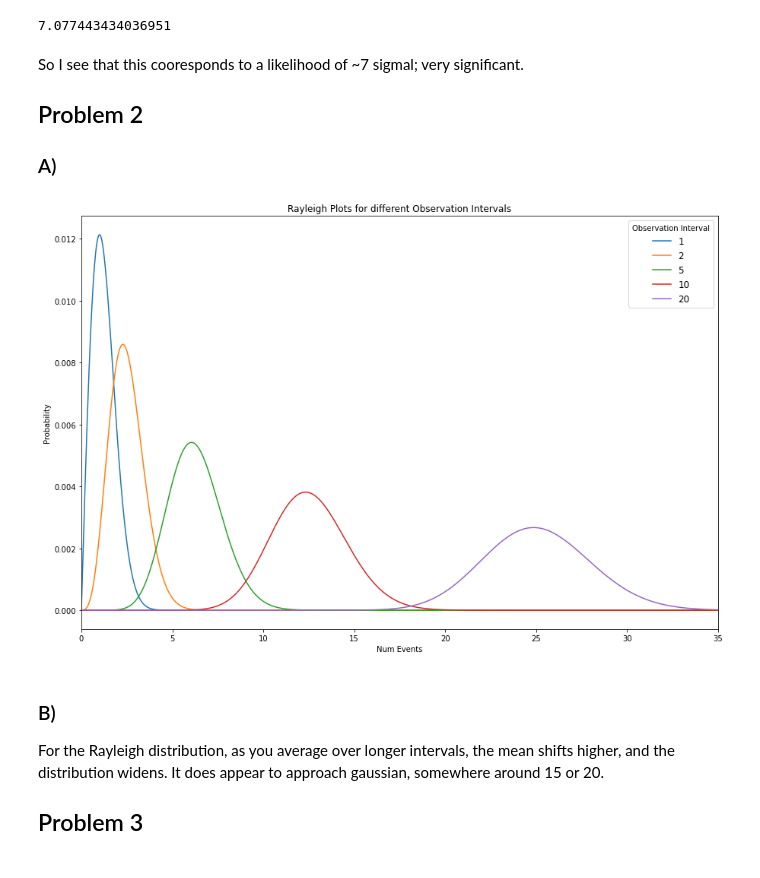
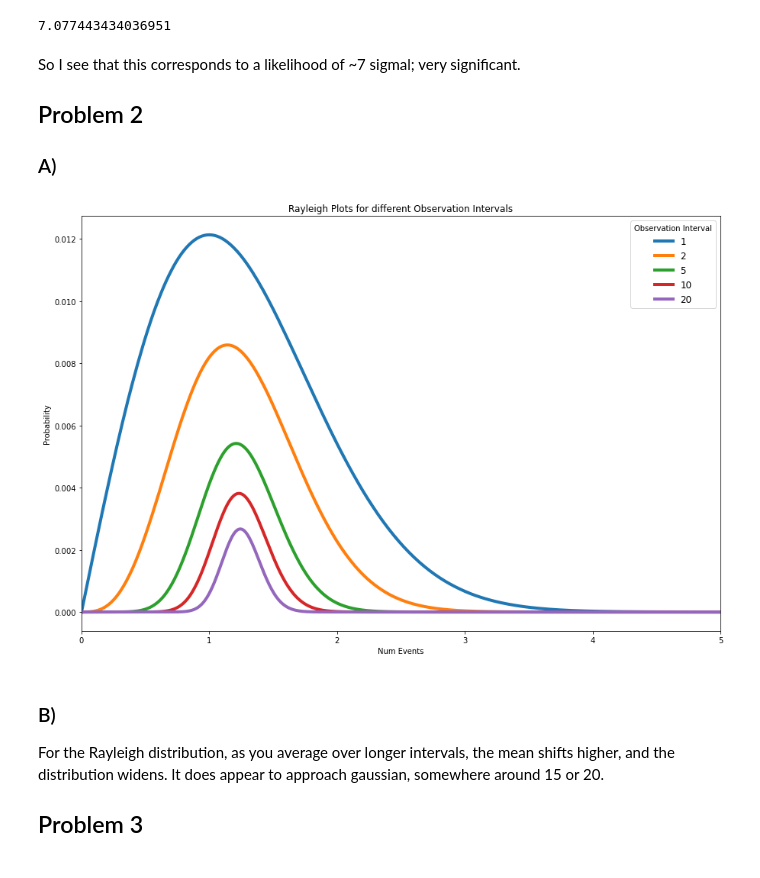
Before and after one commit to afspicciati/Phys-434, a Jupyter notebook: Lab2.ipynb, the cells around one changed output. Saved outputs shown, nothing was run; the diff lists cells and outputs as text; code cells hidden in the pictures.

```diff
--- a/Lab2.ipynb
+++ b/Lab2.ipynb
@@ -122,7 +122,7 @@ stats.norm.ppf(1-probability)
 # %% [output]
 7.077443434036951
 # %% [markdown]
-So I see that this cooresponds to a likelihood of ~7 sigmal; very significant.
+So I see that this corresponds to a likelihood of ~7 sigmal; very significant.
 
 ## Problem 2
 
@@ -130,27 +130,27 @@ So I see that this cooresponds to a likelihood of ~7 sigmal; very significant.
 # %%
 xmax = 20
 bins = 1000
 
 x = np.linspace(0,xmax,bins)
 poisson = stats.rayleigh.pdf(x,loc=0,scale=1)/(bins/xmax)
 obs_interval = [1,2,5,10,20]
 
 plt.rcParams["figure.figsize"] = (15,10)
 fig, ax = plt.subplots(1, 1)
 plt.tick_params(labelsize = 10)
 
-plt.xlim(0,35)
+plt.xlim(0,5)
 plt.xlabel('Num Events')
 plt.ylabel('Probability')
 plt.title('Rayleigh Plots for different Observation Intervals')
 
 for idx, val in enumerate(obs_interval):
-    plt.plot(np.linspace(0,val*xmax,val*bins - (val-1)), convolve(poisson,n=val), label = val)
+    plt.plot(np.linspace(0,val*xmax,val*bins - (val-1))/val, convolve(poisson,n=val), label = val, linewidth = 4)
 
 
 plt.legend(title = 'Observation Interval',fontsize='large');
 # %% [output]
-[figure, old version]
+[figure, new version]
 # %% [markdown]
 ### B)
 For the Rayleigh distribution, as you average over longer intervals, the mean shifts higher, and the distribution widens. It does appear to approach gaussian, somewhere around 15 or 20.
```
Also changed, not shown: parts of 13 cells of this notebook, 1 other file.
